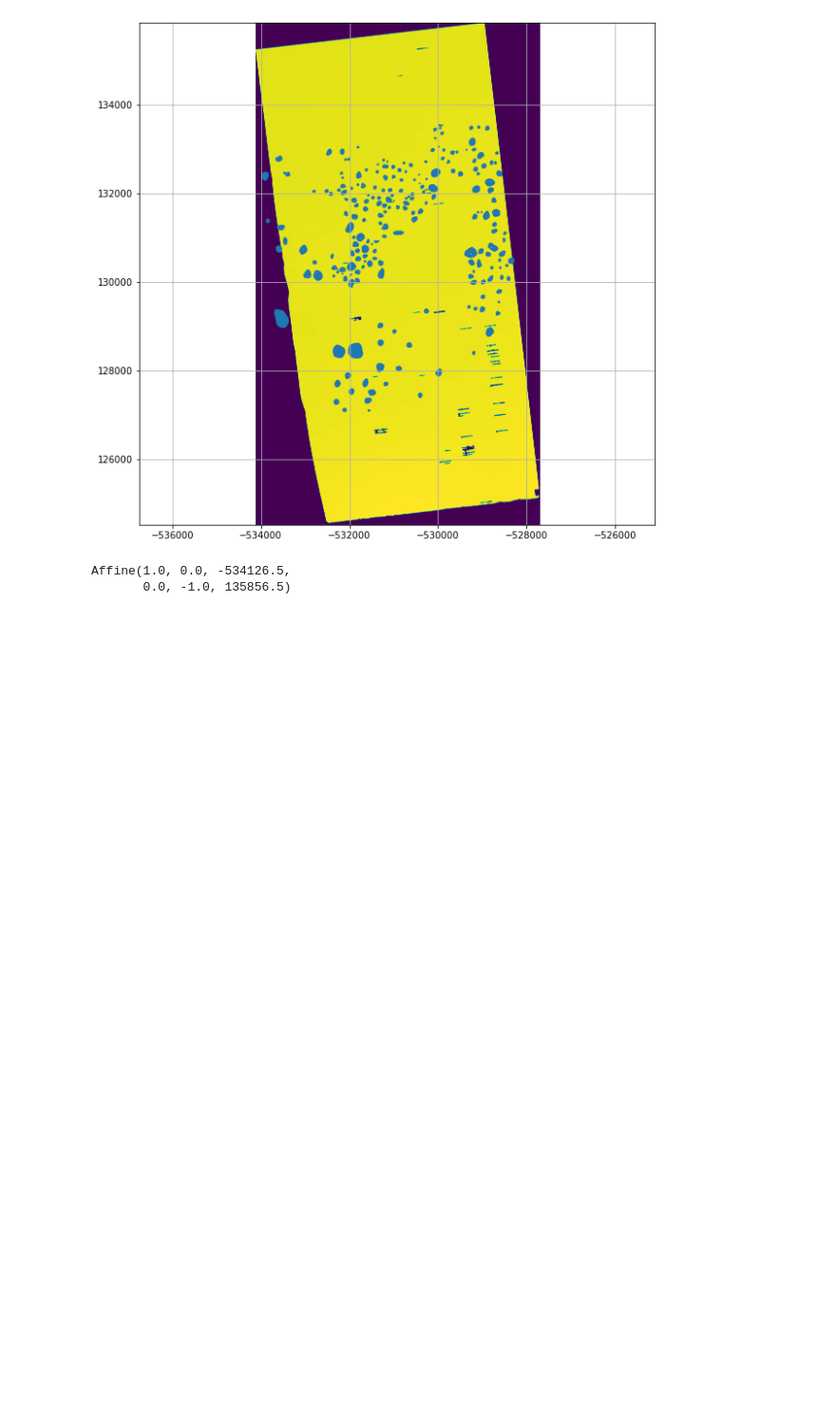
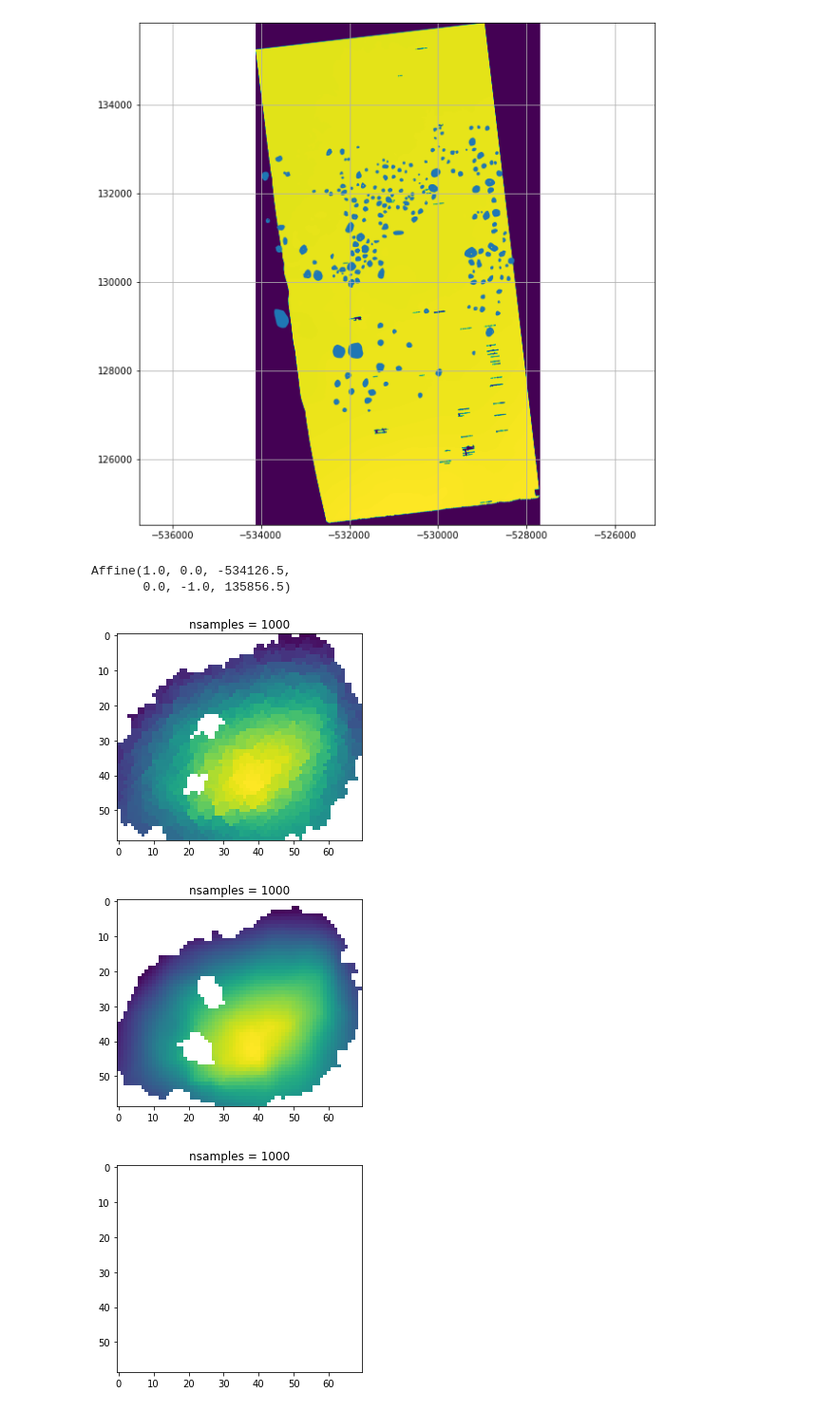
Before and after one commit to SalimFares4/Image-Segmentation, a Jupyter notebook: Code/Visualization/Mounds.ipynb, the cells around one changed output. Shown: that part at 95% size. Drawn from its saved outputs; the diff is of its cells as text; code cells hidden in the pictures; blank space fills up the shorter version.

```diff
--- a/Code/Visualization/Mounds.ipynb
+++ b/Code/Visualization/Mounds.ipynb
@@ -140,0 +138,14 @@ imshow(out_img)
+# %%
+mounds_enlarged = []
+for i, geometry in enumerate(data_.geometry):
+    enlarged = geometry.buffer(2)
+    from shapely.geometry import Polygon
+    pp = Polygon.from_bounds(*geometry.bounds)
+
+    out_img, out_transform = mask.mask(dataset=dem_source, shapes=[enlarged], nodata=np.nan, crop=True, all_touched=True, filled=True, pad=False)
+
+    mounds_enlarged.append((out_img[0], i))
+
+#     if np.any(np.isnan(out_img)):
+#         print(f"{i} has nans")
+#         continue
@@ -140,0 +160,35 @@ imshow(out_img)
+# %%
+def make_interpolated_image(nsamples, im, method):
+    """Make an interpolated image from a random selection of pixels.
+
+    Take nsamples random pixels from im and reconstruct the image using
+    scipy.interpolate.griddata.
+
+    """
+
+    ix = np.random.randint(im.shape[1], size=nsamples)
+    iy = np.random.randint(im.shape[0], size=nsamples)
+    samples = im[iy,ix]
+    int_im = griddata((iy, ix), samples, (Y, X),method=method)
+    return int_im
+# %%
+for mound, mound_id in mounds_enlarged:
+    # A meshgrid of pixel coordinates
+    nx, ny = mound.data.shape[1], mound.data.shape[0]
+    X, Y = np.meshgrid(np.arange(0, nx, 1), np.arange(0, ny, 1))
+
+
+    methods=["nearest", "linear", "cubic"]
+
+    nsamples = 1000
+    if mound_id ==7:
+      for method in methods:
+        figure()
+        imshow(make_interpolated_image(nsamples, mound, method))
+        title('nsamples = {0:d}'.format(nsamples))
+#     filestem = os.path.splitext(os.path.basename(img_name))[0]
+#     plt.savefig('{0:s}_interp.png'.format(filestem), dpi=100)
+# %% [output]
+[figure, added]
+[figure, added]
+[figure, added]
```
Also changed, not shown: parts of 9 cells of this notebook.
